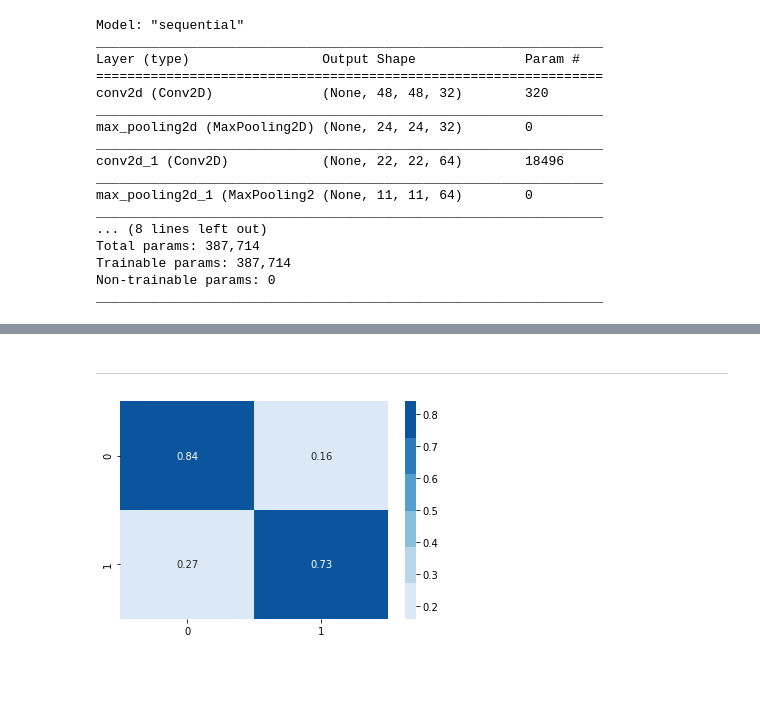
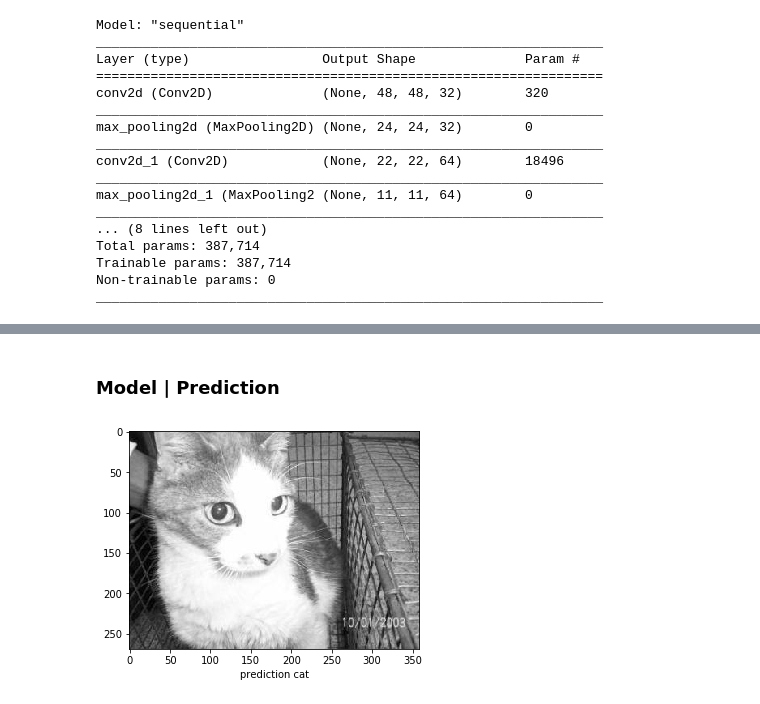
Before and after one commit to BA-Software-Development-Ed/ai-assignment-9, a Jupyter notebook: notebook.ipynb, the cells around one changed output, grey strips where cells are left out. Saved outputs shown, nothing was run; the diff lists cells and outputs as text; code cells hidden in the pictures; blank space fills up the shorter version.

```diff
--- a/notebook.ipynb
+++ b/notebook.ipynb
@@ -195,12 +297,23 @@ prediction dog
-# %% [markdown]
-___
-# %%
-y_pred = model.predict_classes(np.array(test_images, dtype='float32'))
-conf_matrix = tf.math.confusion_matrix(labels=test_labels, predictions=y_pred).numpy()
-
-# displaying
-conf_matrix = np.around([row/sum(row) for row in conf_matrix], decimals=2)
-plot = sns.heatmap(conf_matrix, cmap=sns.color_palette("Blues"), annot=True)
-figure = plot.get_figure()
-# %% [output]
-[figure, removed]
+# %% [markdown]
+### Model | Prediction
+# %%
+image_number = 785
+
+# ...
+file_path = f'data-assets/test/{image_number}.jpg'
+
+# ...
+image_raw = cv2.imread(file_path, cv2.IMREAD_GRAYSCALE)
+image_resized = cv2.resize(image_raw, (IMG_SIZE,IMG_SIZE))
+
+# ...
+image = np.array([image_resized], dtype='float32').reshape(-1, IMG_SIZE, IMG_SIZE, 1)
+
+# ...
+predictions = model.predict(image)
+prediction = np.argmax(predictions)
+
+# ...
+plot_prediction(image_raw, prediction)
+# %% [output]
+[figure, added]
```
Also changed, not shown: parts of 29 cells of this notebook.
